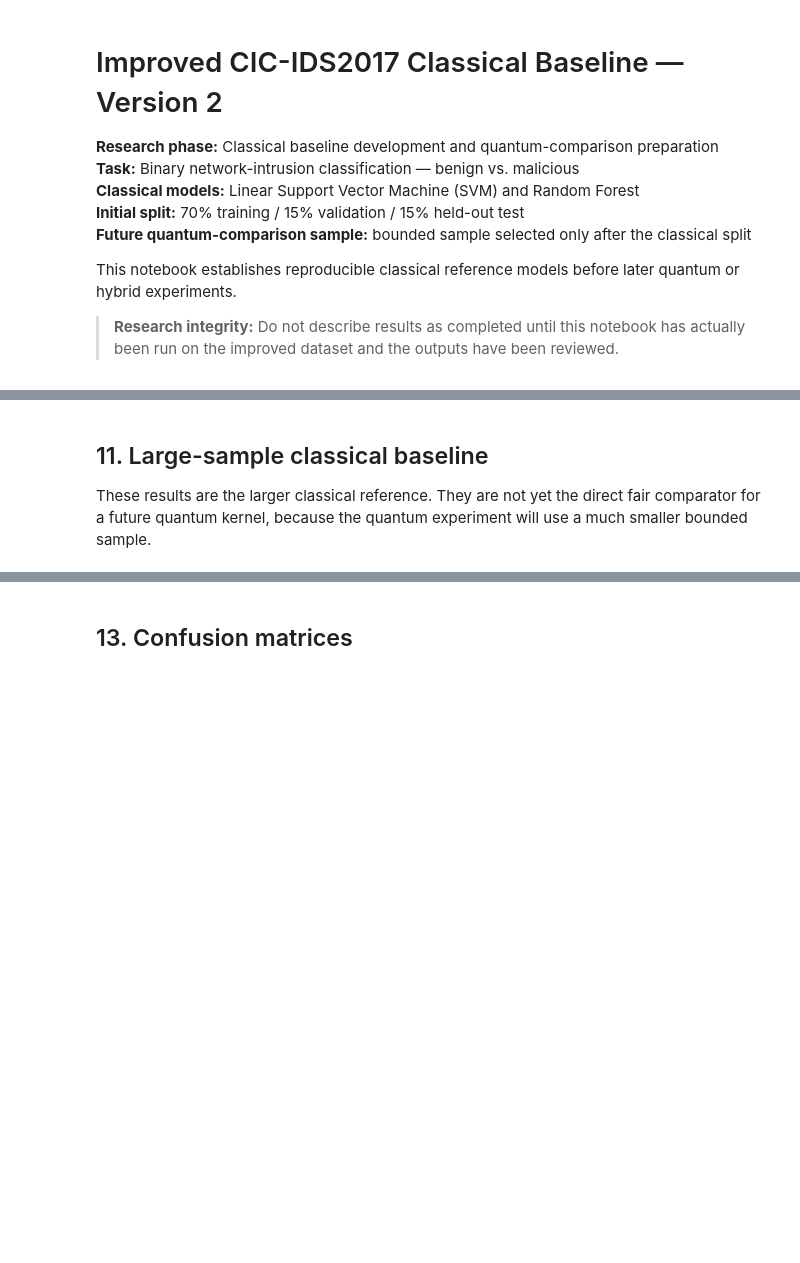
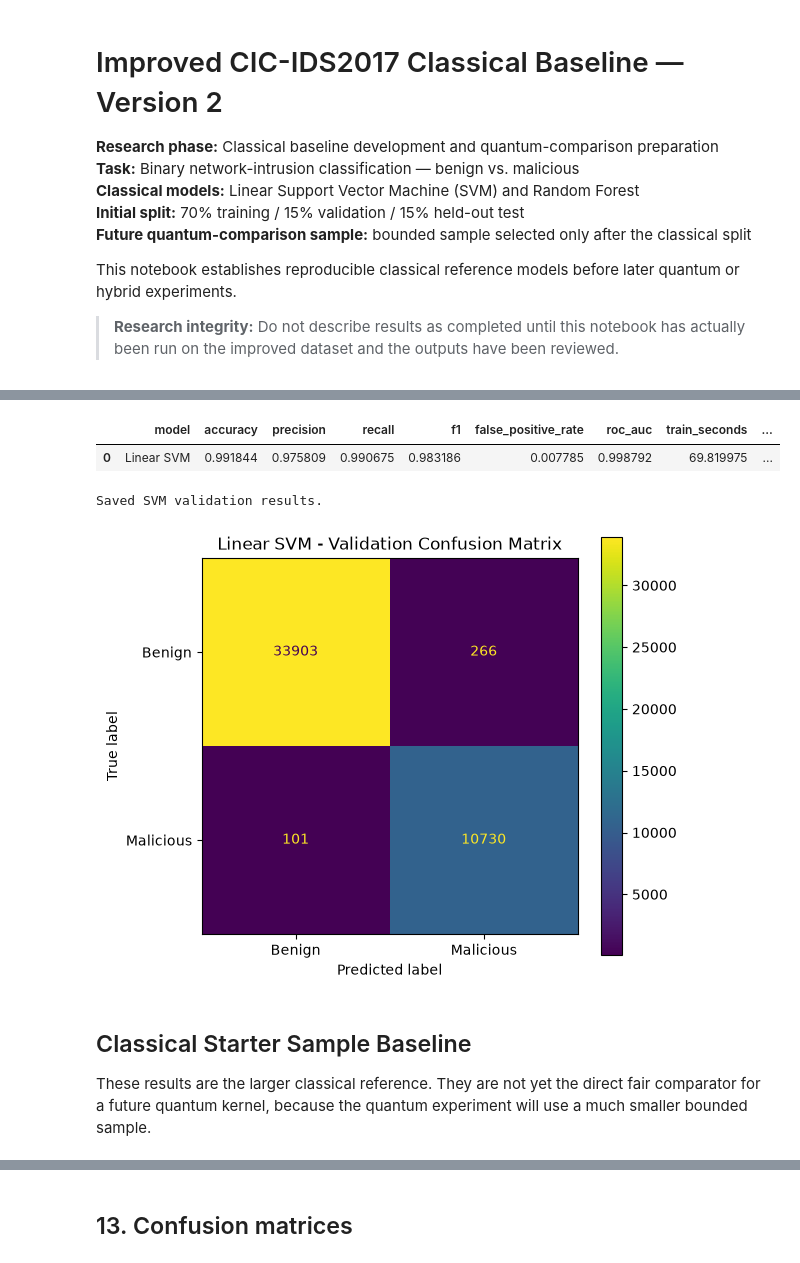
Before and after one commit to OOdunsi/Exploring-Quantum-Computing---CICIDS2017-Dataset-Test, a Jupyter notebook: notebooks/01_cicids2017_classical_baseline_v2.ipynb, the cells around one changed output, grey strips where cells are left out. Cells and saved outputs as stored; diff of their text form; code cells hidden in the pictures; blank space fills up the shorter version.

Commit message:
SVM Confusion matrix, Random Forest  Validation Confusion matrix and notebook update
The confusion matrix created for both SVM and Random Forest.

```diff
--- a/notebooks/01_cicids2017_classical_baseline_v2.ipynb
+++ b/notebooks/01_cicids2017_classical_baseline_v2.ipynb
@@ -56,2 +98,6 @@ print("Configuration loaded.")
 
 Place the extracted improved day-level CSV files under `data/cicids2017_improved/`. The raw dataset is not committed to GitHub. This cell computes SHA-256 hashes so the exact source files used can be documented.
+# %%
+from pathlib import Path
+
+DATA_DIR = Path("../data/cicids2017_improved")
@@ -191,0 +952,16 @@ source_audit.to_csv(RESULTS_DIR/"source_file_distribution.csv")
+# %%
+svm_start = time.perf_counter()
+
+svm_pipeline.fit(
+    X_train,
+    y_train
+)
+
+svm_training_time = (
+    time.perf_counter() - svm_start
+)
+
+print(
+    f"SVM training completed in "
+    f"{svm_training_time:.2f} seconds."
+)
@@ -204,5 +996,48 @@ def evaluate_model(name, model, X_eval, y_eval, train_seconds=None):
+# %%
+svm_results_df = pd.DataFrame([svm_val_results])
+
+display(svm_results_df)
+
+svm_results_df.to_csv(
+    RESULTS_DIR / "svm_validation_results.csv",
+    index=False
+)
+
+print("Saved SVM validation results.")
+# %% [output]
+|  | model | accuracy | precision | recall | f1 | false_positive_rate | roc_auc | train_seconds | ... |
+| 0 | Linear SVM | 0.991844 | 0.975809 | 0.990675 | 0.983186 | 0.007785 | 0.998792 | 69.819975 | ... |
+Saved SVM validation results.
+# %%
+fig, ax = plt.subplots(figsize=(6, 5))
+
+ConfusionMatrixDisplay(
+    confusion_matrix=confusion_matrix(
+        y_val,
+        svm_pipeline.predict(X_val),
+        labels=[0, 1]
+    ),
+    display_labels=["Benign", "Malicious"]
+).plot(
+    ax=ax,
+    values_format="d"
+)
+
+ax.set_title("Linear SVM - Validation Confusion Matrix")
+
+plt.tight_layout()
+
+plt.savefig(
+    RESULTS_DIR / "svm_validation_confusion_matrix.png",
+    dpi=200,
+    bbox_inches="tight"
+)
+
+plt.show()
+# %% [output]
+[figure, added]
 # %% [markdown]
-## 11. Large-sample classical baseline
+## Classical Starter Sample Baseline
 
 These results are the larger classical reference. They are not yet the direct fair comparator for a future quantum kernel, because the quantum experiment will use a much smaller bounded sample.
 # %%
```
Also changed, not shown: parts of 71 cells of this notebook, 2 other files.
